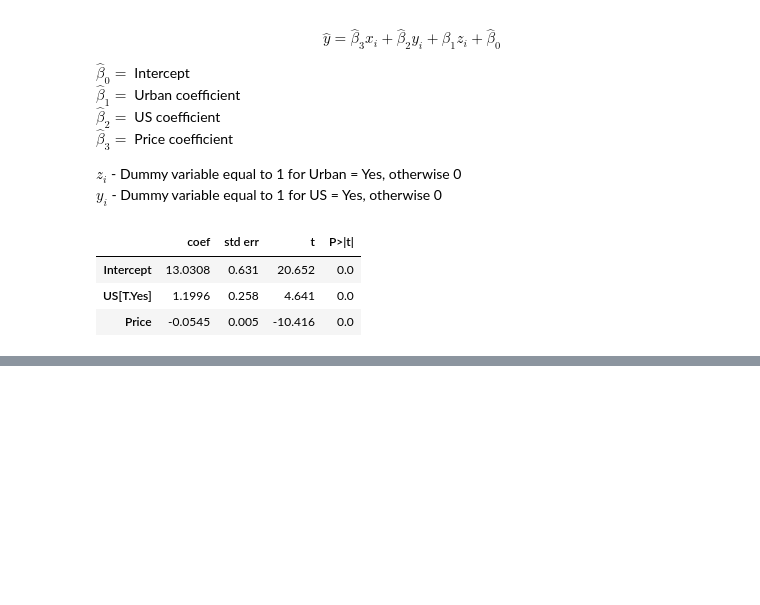
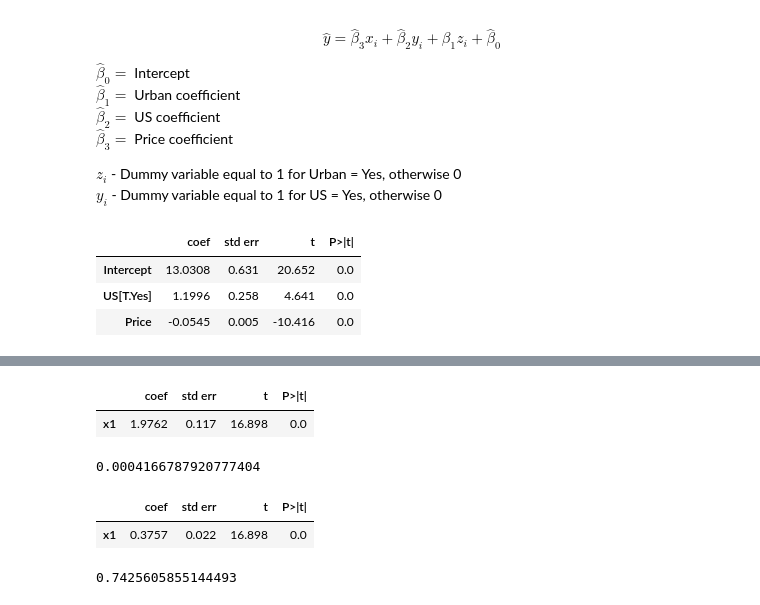
Before and after one commit to SzczepanK112/ISLP-Solutions, a Jupyter notebook: 3-Linear-Regression/Exercises.ipynb, the cells around one changed output, grey strips where cells are left out. Saved outputs shown, nothing was run; the diff lists cells and outputs as text; code cells hidden in the pictures; blank space fills up the shorter version.

```diff
--- a/3-Linear-Regression/Exercises.ipynb
+++ b/3-Linear-Regression/Exercises.ipynb
@@ -550,0 +597,40 @@ summarize(results2)
+# %%
+from sklearn.preprocessing import PolynomialFeatures
+
+
+rng = np.random.default_rng(1)
+x = rng.normal(size=100)
+y = 2 * x + rng.normal(size=100)
+
+
+xy = pd.DataFrame({'x': x, 'y': y})
+MS_no1 = PolynomialFeatures(degree=1, include_bias=False)
+X = MS_no1.fit_transform(xy[['x']])
+model_xy = sm.OLS(y, X)
+results_xy = model_xy.fit()
+summarize(results_xy)
+
+# There is a strong relationship between x and y, probably because they were generated with the same seed,
+# null hypothesis can't be rejected, though very small amount of variation in the data is explained by the model.
+# %% [output]
+|  | coef | std err | t | P>|t| |
+| x1 | 1.9762 | 0.117 | 16.898 | 0.0 |
+# %%
+results_xy.rsquared
+# %% [output]
+0.0004166787920777404
+# %%
+MS_no2 = PolynomialFeatures(degree=1, include_bias=False)
+Y = MS_no2.fit_transform(xy[['y']])
+model_yx = sm.OLS(x, Y)
+results_yx = model_yx.fit()
+summarize(results_yx)
+
+# Standard error is much lower, R^2 is much higher. Model fits far better
+# %% [output]
+|  | coef | std err | t | P>|t| |
+| x1 | 0.3757 | 0.022 | 16.898 | 0.0 |
+# %%
+results_yx.rsquared
+# %% [output]
+0.7425605855144493
```
Also changed, not shown: parts of 14 cells of this notebook.
